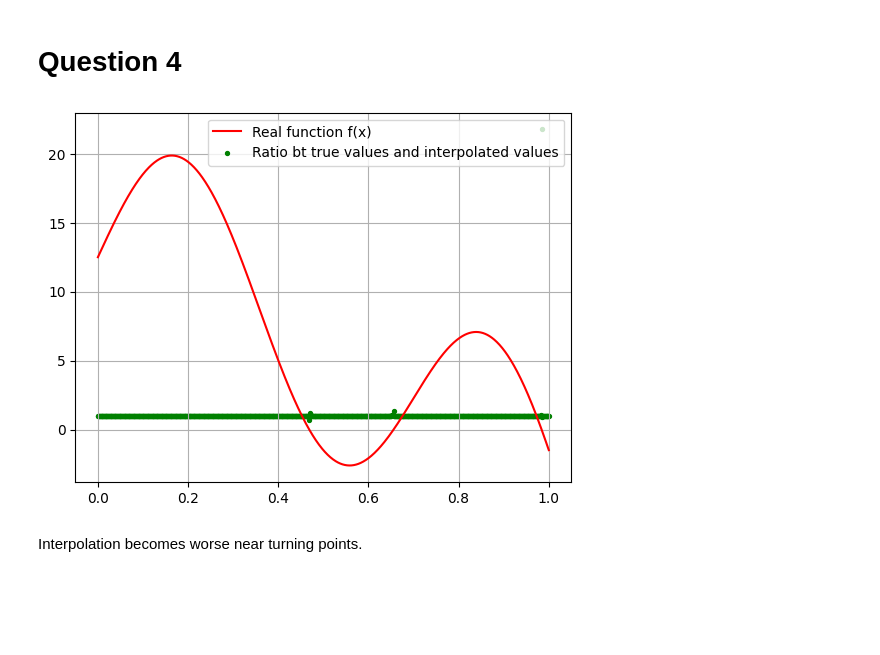
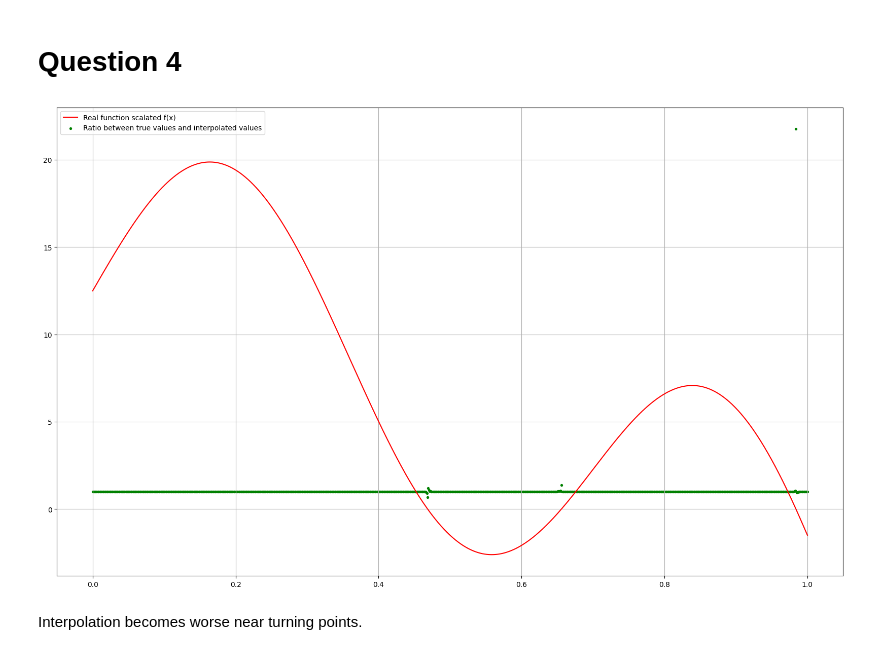
Before and after one commit to AndreaSainz/DIS, a Jupyter notebook: C1/Problem_shee_3/Problem1.ipynb, the cells around one changed output. Drawn from its saved outputs; the diff is of its cells as text; code cells hidden in the pictures; blank space fills up the shorter version.

```diff
--- a/C1/Problem_shee_3/Problem1.ipynb
+++ b/C1/Problem_shee_3/Problem1.ipynb
@@ -98,15 +98,15 @@ plt.show()
 # %%
 # Compute the ratio
 ratio = y/y_new
 
-plt.figure()
-plt.plot(x, y*25, label='Real function f(x)' ,color='red')
-plt.scatter(x, ratio, label='Ratio bt true values and interpolated values', marker='o', color='green', s= 8)
+plt.figure(figsize=(20,12))
+plt.plot(x, 25*y, label='Real function scalated f(x)' ,color='red')
+plt.scatter(x, ratio, label='Ratio between true values and interpolated values', marker='o', color='green', s= 8)
 plt.legend()
 plt.grid(True)
 plt.show()
 # %% [output]
-[figure, old version]
+[figure, new version]
 # %% [markdown]
 Interpolation becomes worse near turning points.
 # %% [markdown]
```
